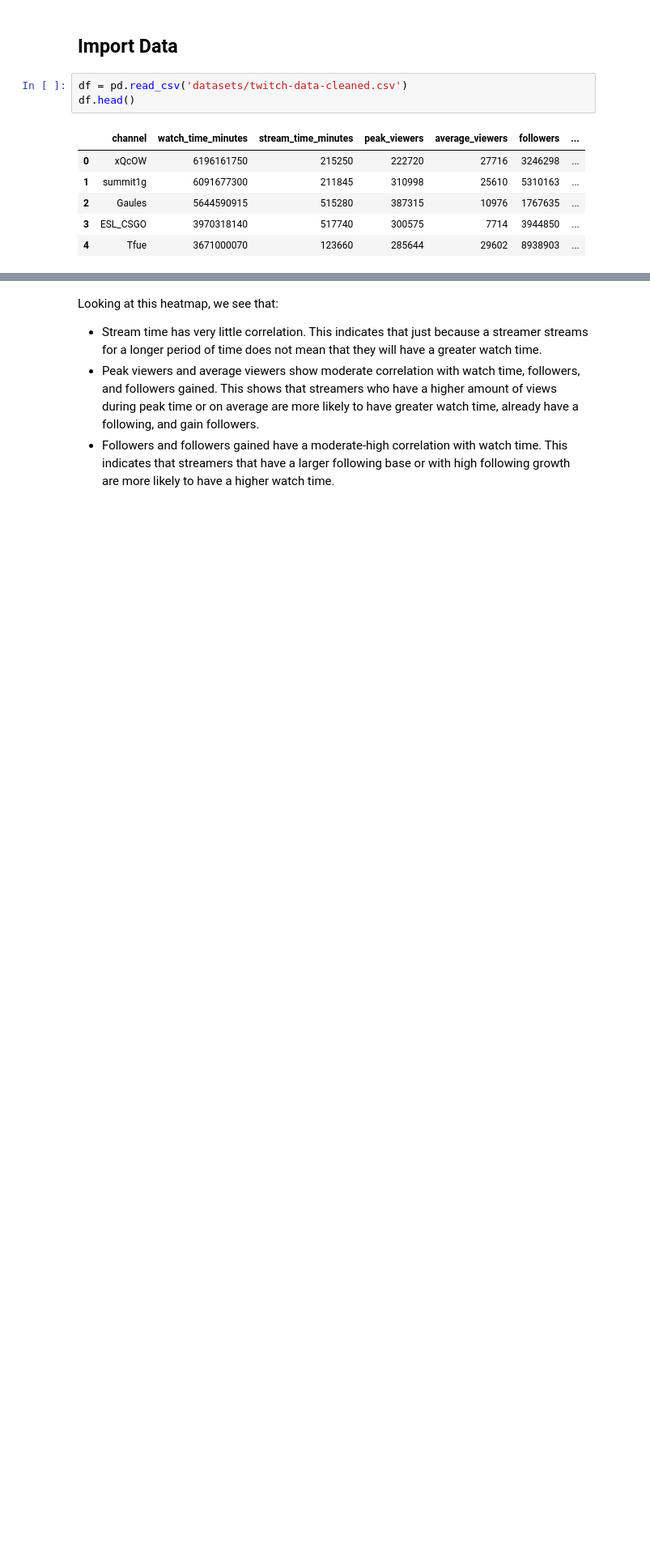
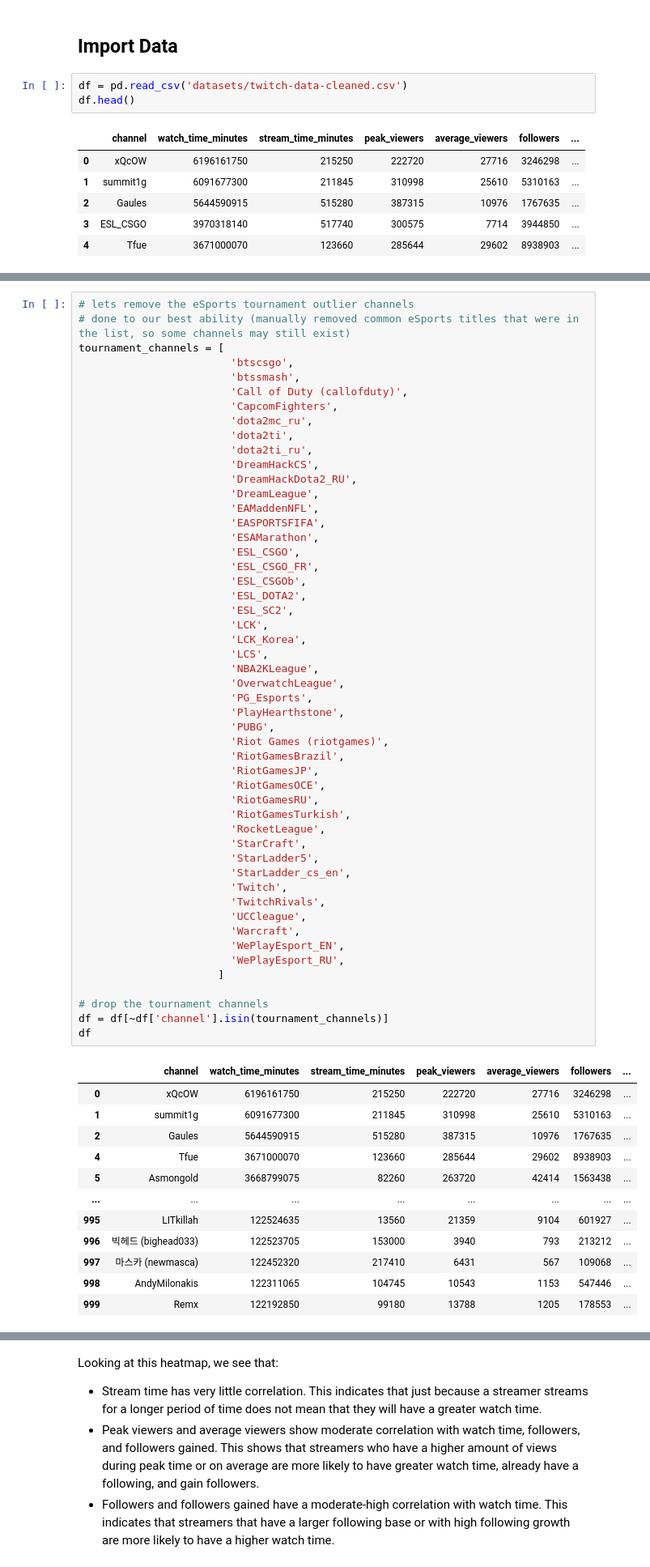
Before and after one commit to jasminejsun/twitch-streamer-analysis, a Jupyter notebook: data-exploratory-analysis.ipynb, the cells around one changed output, grey strips where cells are left out. Shown: that part at 81% size. Cells and saved outputs as stored; diff of their text form; blank space fills up the shorter version.

```diff
--- a/data-exploratory-analysis.ipynb
+++ b/data-exploratory-analysis.ipynb
@@ -54,0 +77,64 @@ In order to analyze the relationship between various numeric variables and watch
+# %%
+# lets remove the eSports tournament outlier channels
+# done to our best ability (manually removed common eSports titles that were in the list, so some channels may still exist)
+tournament_channels = [
+                        'btscsgo',
+                        'btssmash',
+                        'Call of Duty (callofduty)',
+                        'CapcomFighters',
+                        'dota2mc_ru',
+                        'dota2ti',
+                        'dota2ti_ru',
+                        'DreamHackCS',
+                        'DreamHackDota2_RU',
+                        'DreamLeague',
+                        'EAMaddenNFL',
+                        'EASPORTSFIFA',
+                        'ESAMarathon',
+                        'ESL_CSGO',
+                        'ESL_CSGO_FR',
+                        'ESL_CSGOb',
+                        'ESL_DOTA2',
+                        'ESL_SC2',
+                        'LCK',
+                        'LCK_Korea',
+                        'LCS',
+                        'NBA2KLeague',
+                        'OverwatchLeague',
+                        'PG_Esports',
+                        'PlayHearthstone',
+                        'PUBG',
+                        'Riot Games (riotgames)',
+                        'RiotGamesBrazil',
+                        'RiotGamesJP',
+                        'RiotGamesOCE',
+                        'RiotGamesRU',
+                        'RiotGamesTurkish',
+                        'RocketLeague',
+                        'StarCraft',
+                        'StarLadder5',
+                        'StarLadder_cs_en',
+                        'Twitch',
+                        'TwitchRivals',
+                        'UCCleague',
+                        'Warcraft',
+                        'WePlayEsport_EN',
+                        'WePlayEsport_RU',
+                      ]
+
+# drop the tournament channels
+df = df[~df['channel'].isin(tournament_channels)]
+df
+# %% [output]
+|  | channel | watch_time_minutes | stream_time_minutes | peak_viewers | average_viewers | followers | ... |
+| 0 | xQcOW | 6196161750 | 215250 | 222720 | 27716 | 3246298 | ... |
+| 1 | summit1g | 6091677300 | 211845 | 310998 | 25610 | 5310163 | ... |
+| 2 | Gaules | 5644590915 | 515280 | 387315 | 10976 | 1767635 | ... |
+| 4 | Tfue | 3671000070 | 123660 | 285644 | 29602 | 8938903 | ... |
+| 5 | Asmongold | 3668799075 | 82260 | 263720 | 42414 | 1563438 | ... |
+| ... | ... | ... | ... | ... | ... | ... | ... |
+| 995 | LITkillah | 122524635 | 13560 | 21359 | 9104 | 601927 | ... |
+| 996 | 빅헤드 (bighead033) | 122523705 | 153000 | 3940 | 793 | 213212 | ... |
+| 997 | 마스카 (newmasca) | 122452320 | 217410 | 6431 | 567 | 109068 | ... |
+| 998 | AndyMilonakis | 122311065 | 104745 | 10543 | 1153 | 547446 | ... |
+| 999 | Remx | 122192850 | 99180 | 13788 | 1205 | 178553 | ... |
```
Also changed, not shown: parts of 10 cells of this notebook.
